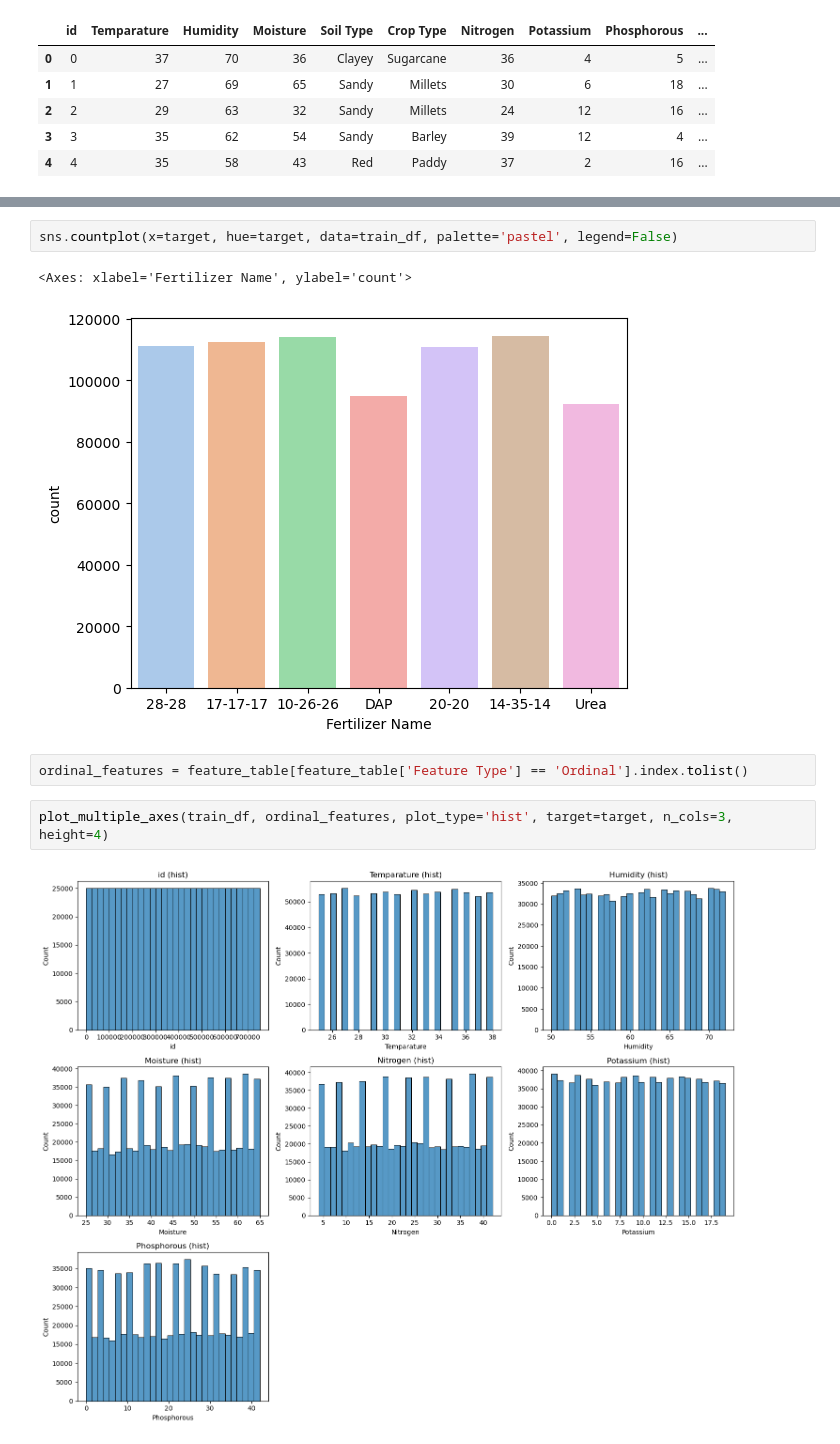
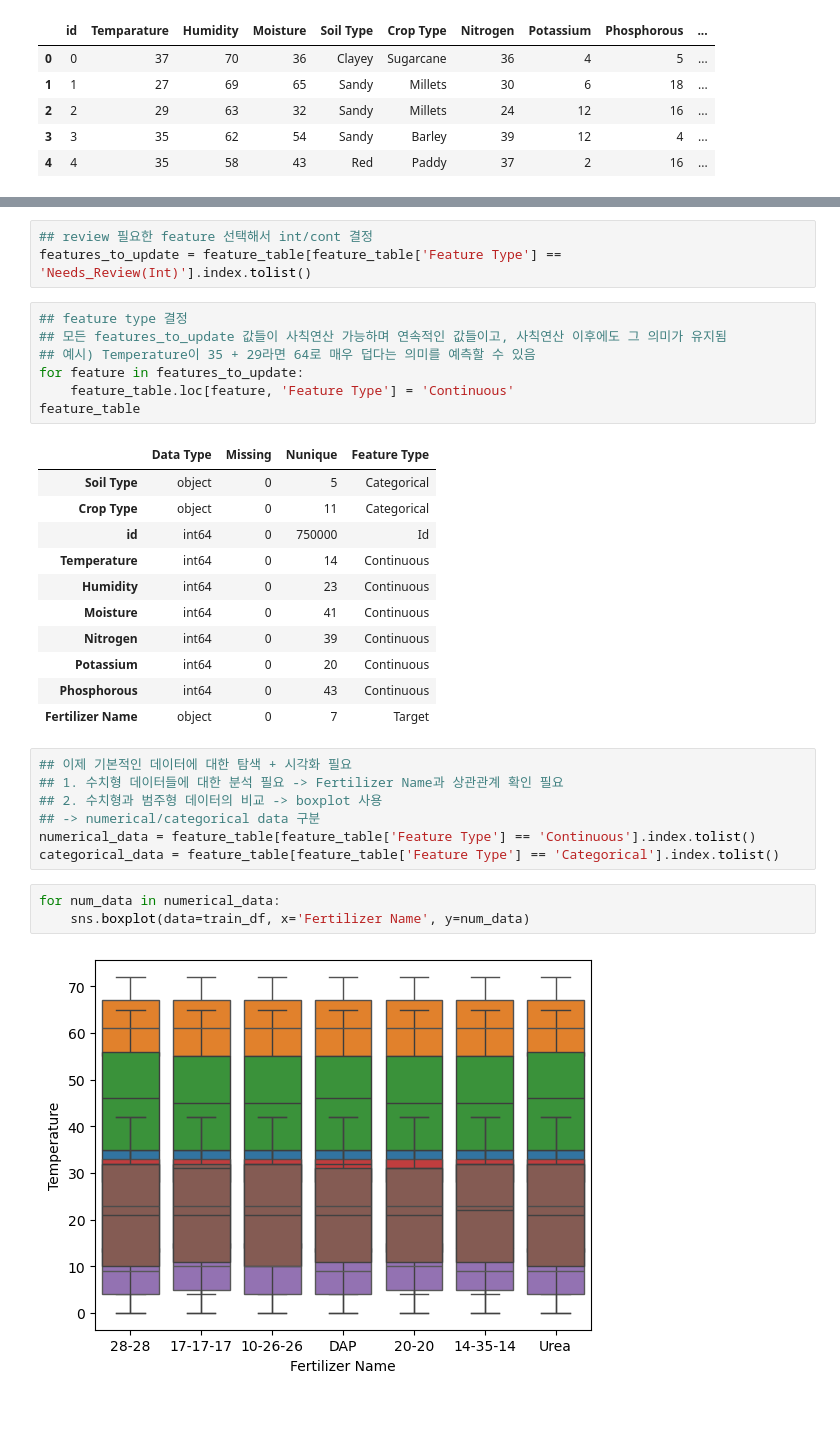
Before and after one commit to brocolies/Pred-Opt-Fertilizers, a Jupyter notebook: notebook/eda_init.ipynb, the cells around one changed output, grey strips where cells are left out. Cells and saved outputs as stored; diff of their text form; blank space fills up the shorter version.

```diff
--- a/notebook/eda_init.ipynb
+++ b/notebook/eda_init.ipynb
@@ -55,11 +56,34 @@ target = train_df['Fertilizer Name']
-# %%
-sns.countplot(x=target, hue=target, data=train_df, palette='pastel', legend=False)
-# %% [output]
-<Axes: xlabel='Fertilizer Name', ylabel='count'>
-[figure, removed]
 # %%
-ordinal_features = feature_table[feature_table['Feature Type'] == 'Ordinal'].index.tolist()
+## review 필요한 feature 선택해서 int/cont 결정
+features_to_update = feature_table[feature_table['Feature Type'] == 'Needs_Review(Int)'].index.tolist()
 # %%
-plot_multiple_axes(train_df, ordinal_features, plot_type='hist', target=target, n_cols=3, height=4)
+## feature type 결정
+## 모든 features_to_update 값들이 사칙연산 가능하며 연속적인 값들이고, 사칙연산 이후에도 그 의미가 유지됨
+## 예시) Temperature이 35 + 29라면 64로 매우 덥다는 의미를 예측할 수 있음
+for feature in features_to_update:
+    feature_table.loc[feature, 'Feature Type'] = 'Continuous'
+feature_table
 # %% [output]
-[figure, removed]
+|  | Data Type | Missing | Nunique | Feature Type |
+| Soil Type | object | 0 | 5 | Categorical |
+| Crop Type | object | 0 | 11 | Categorical |
+| id | int64 | 0 | 750000 | Id |
+| Temperature | int64 | 0 | 14 | Continuous |
+| Humidity | int64 | 0 | 23 | Continuous |
+| Moisture | int64 | 0 | 41 | Continuous |
+| Nitrogen | int64 | 0 | 39 | Continuous |
+| Potassium | int64 | 0 | 20 | Continuous |
+| Phosphorous | int64 | 0 | 43 | Continuous |
+| Fertilizer Name | object | 0 | 7 | Target |
+# %%
+## 이제 기본적인 데이터에 대한 탐색 + 시각화 필요
+## 1. 수치형 데이터들에 대한 분석 필요 -> Fertilizer Name과 상관관계 확인 필요
+## 2. 수치형과 범주형 데이터의 비교 -> boxplot 사용
+## -> numerical/categorical data 구분
+numerical_data = feature_table[feature_table['Feature Type'] == 'Continuous'].index.tolist()
+categorical_data = feature_table[feature_table['Feature Type'] == 'Categorical'].index.tolist()
+# %%
+for num_data in numerical_data:
+    sns.boxplot(data=train_df, x='Fertilizer Name', y=num_data)
+# %% [output]
+[figure, added]
```
Also changed, not shown: parts of 4 cells of this notebook, 1 other file.
